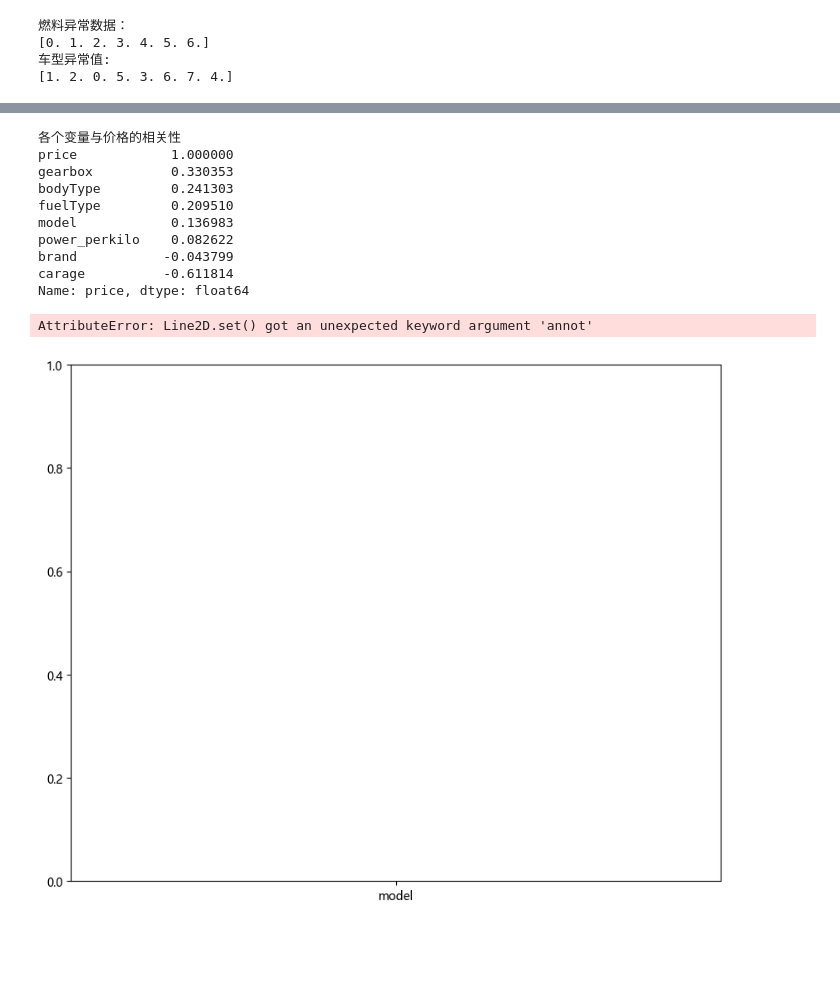
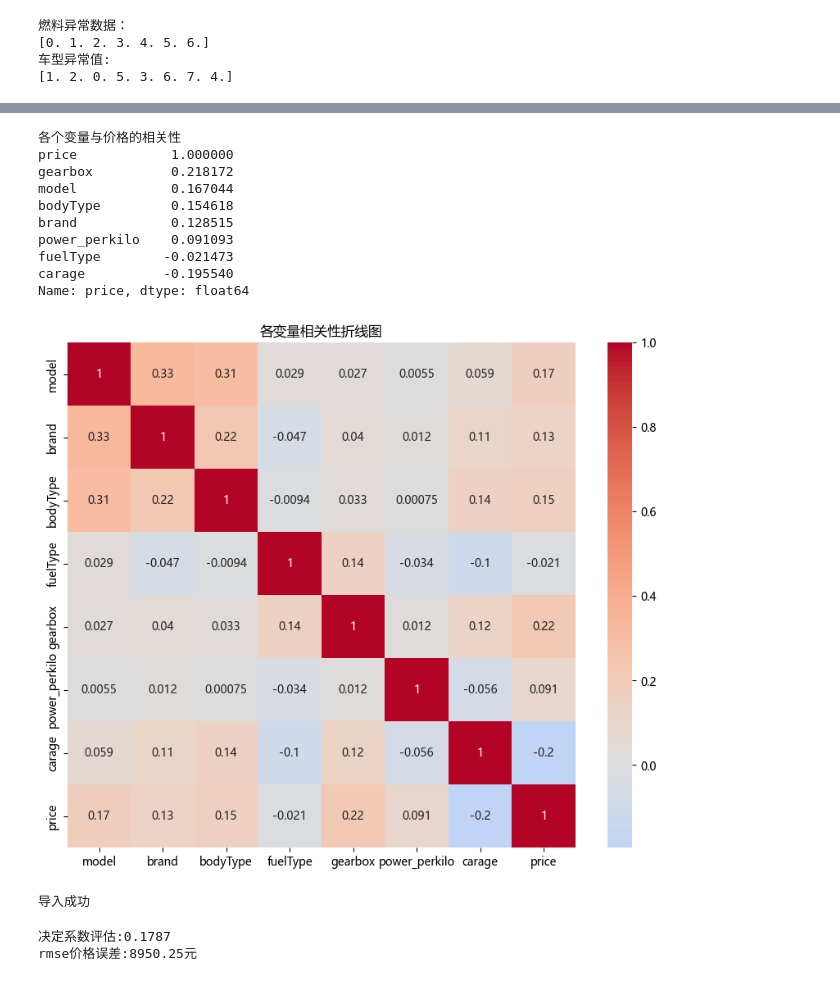
Before and after one commit to jiawen-yu/tianchi-price-predicition, a Jupyter notebook: notebooks/01_EDA.ipynb, the cells around one changed output, grey strips where cells are left out. Cells and saved outputs as stored; diff of their text form; code cells hidden in the pictures; blank space fills up the shorter version.

```diff
--- a/notebooks/01_EDA.ipynb
+++ b/notebooks/01_EDA.ipynb
@@ -165,6 +165,6 @@ print(test['seller'].unique())
 [0 1]
 [0]
 # %%
-df_clean=train.dropna(subset=['fuelType','bodyType'])
+train=train.dropna(subset=['fuelType','bodyType'])
 # %%
 print("燃料异常数据：")
@@ -184,0 +210,3 @@ power异常数据量：
+# %%
+train=train.dropna()
+print(train.isnull().sum().sum())
@@ -253,25 +297,47 @@ plt.rcParams['axes.unicode_minus'] = False
 # %%
 features=['model','brand','bodyType','fuelType','gearbox','power_perkilo','carage','price']
 correlation_matrix=train[features].corr()
 print('各个变量与价格的相关性')
 print(correlation_matrix['price'].sort_values(ascending=False))
 plt.figure(figsize=(10,8))
-sns.lineplot(correlation_matrix,annot=True,cmap='coolwarm',center=0)
+sns.heatmap(correlation_matrix,annot=True,cmap='coolwarm',center=0)
 plt.title('各变量相关性折线图')
 plt.show()
 # %% [output]
 各个变量与价格的相关性
 price            1.000000
-gearbox          0.330353
-bodyType         0.241303
-fuelType         0.209510
-model            0.136983
-power_perkilo    0.082622
-brand           -0.043799
-carage          -0.611814
+gearbox          0.218172
+model            0.167044
+bodyType         0.154618
+brand            0.128515
+power_perkilo    0.091093
+fuelType        -0.021473
+carage          -0.195540
 Name: price, dtype: float64
-AttributeError: Line2D.set() got an unexpected keyword argument 'annot'
-[figure, old version]
+[figure, new version]
+# %%
+from sklearn.model_selection import train_test_split
+from sklearn.linear_model import LinearRegression
+from sklearn.metrics import mean_squared_error,r2_score
+from sklearn.preprocessing import StandardScaler
+print('导入成功')
+# %% [output]
+导入成功
+# %%
+x=train[['model','brand','bodyType','fuelType','gearbox','power_perkilo','carage']]
+y=train['price']
+x_train,x_test,y_train,y_test=train_test_split(x,y,test_size=0.2,random_state=42)
+scaler=StandardScaler()
+x_train_scaled=scaler.fit_transform(x_train)
+x_test_scaled=scaler.transform(x_test)
+model=LinearRegression()
+model.fit(x_train_scaled,y_train)
+y_pred=model.predict(x_test_scaled)
+print(f'决定系数评估:{r2_score(y_test,y_pred):.4f}')
+print(f'rmse价格误差:{np.sqrt(mean_squared_error(y_test,y_pred)):.2f}元')
+# %% [output]
+决定系数评估:0.1787
+rmse价格误差:8950.25元
 # %%
 import os
 os.chdir(r'C:\Users\yjw10\OneDrive\桌面\tianchi-price-prediction')
```
Also changed, not shown: parts of 11 cells of this notebook.
